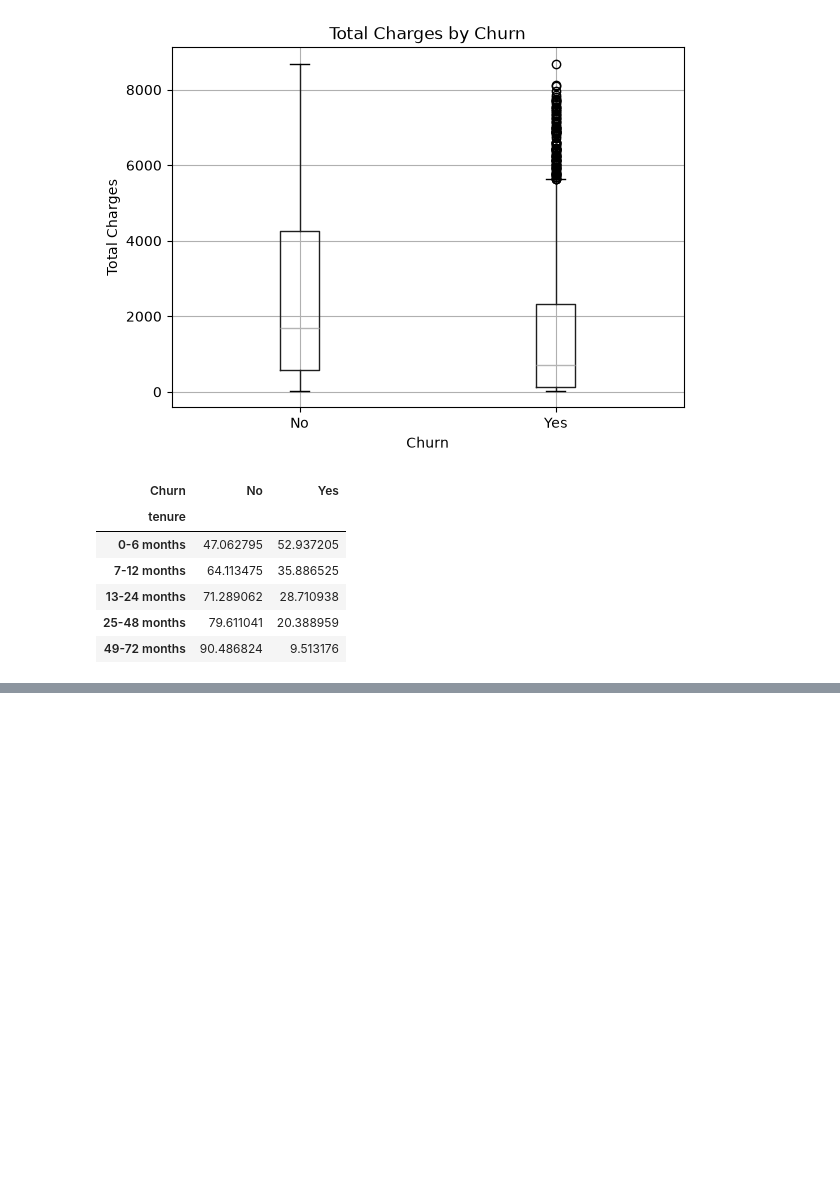
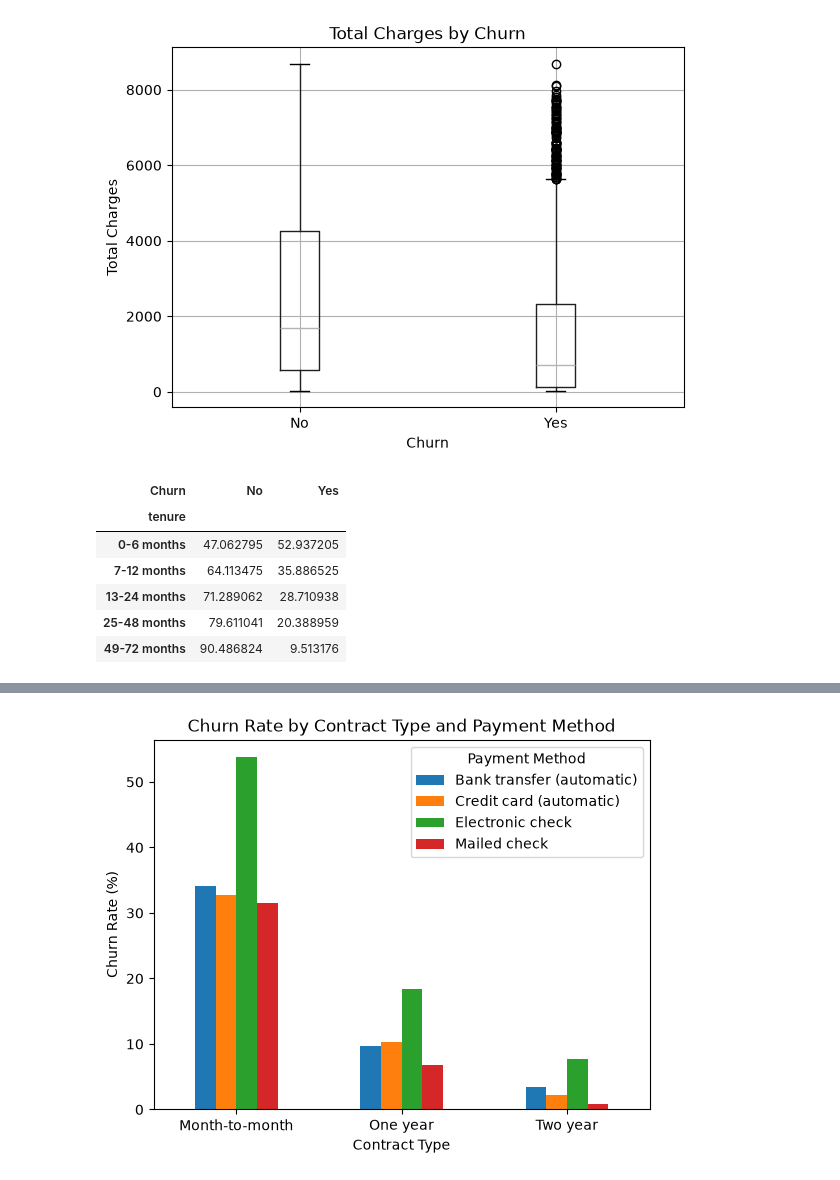
Before and after one commit to Pabloricoc/customer-churn-ml, a Jupyter notebook: notebooks/02_eda.ipynb, the cells around one changed output, grey strips where cells are left out. Drawn from its saved outputs; the diff is of its cells as text; code cells hidden in the pictures; blank space fills up the shorter version.

```diff
--- a/notebooks/02_eda.ipynb
+++ b/notebooks/02_eda.ipynb
@@ -349,0 +374,8 @@ pd.crosstab(
+# %%
+contract_payment_churn = (
+    df.groupby(["Contract", "PaymentMethod"])["Churn"]
+    .apply(lambda x: (x == "Yes").mean() * 100)
+    .unstack()
+)
+
+contract_payment_churn
@@ -349,0 +388,11 @@ pd.crosstab(
+# %%
+contract_payment_churn.plot(kind="bar")
+
+plt.title("Churn Rate by Contract Type and Payment Method")
+plt.xlabel("Contract Type")
+plt.ylabel("Churn Rate (%)")
+plt.xticks(rotation=0)
+plt.legend(title="Payment Method")
+plt.show()
+# %% [output]
+[figure, added]
```
Also changed, not shown: parts of 10 cells of this notebook.
